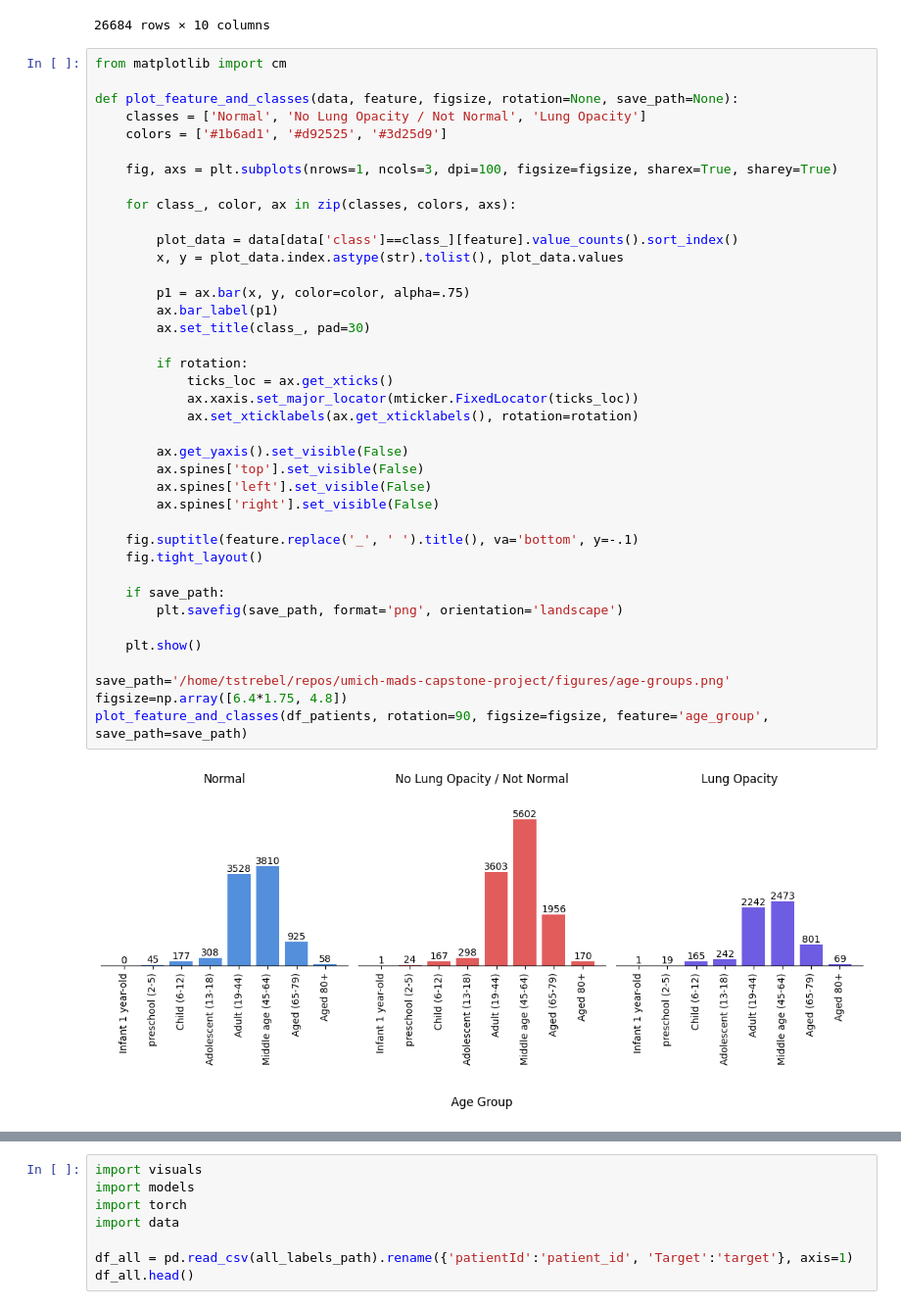
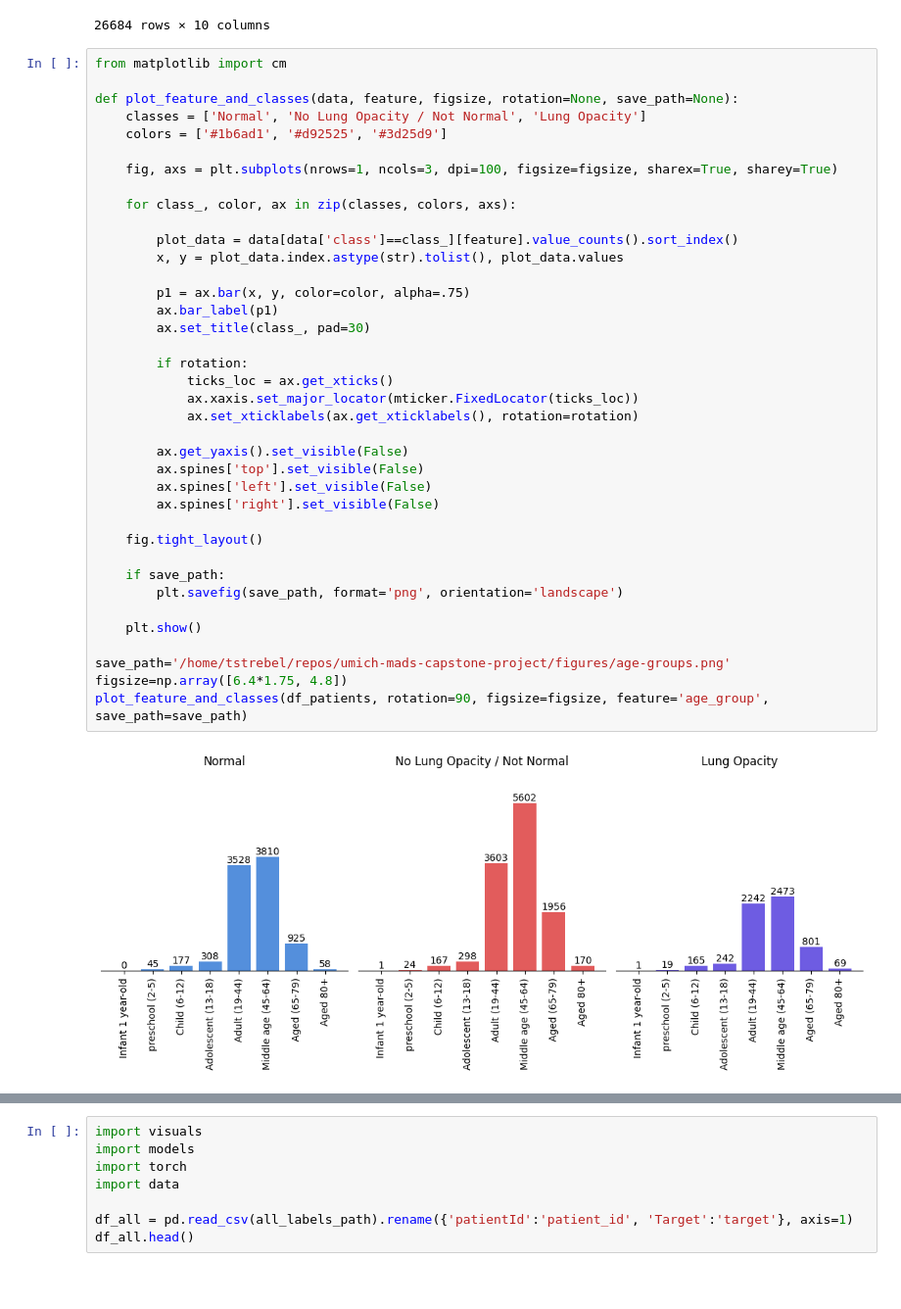
Before and after one commit to Tstrebe2/umich-mads-capstone-project, a Jupyter notebook: tstrebe2/rnsa/eda-notebook.ipynb, the cells around one changed output, grey strips where cells are left out. Shown at 98% size. Cells and saved outputs as stored; diff of their text form; blank space fills up the shorter version.

```diff
--- a/tstrebe2/rnsa/eda-notebook.ipynb
+++ b/tstrebe2/rnsa/eda-notebook.ipynb
@@ -90,35 +90,34 @@ def plot_feature_and_classes(data, feature, figsize, rotation=None, save_path=No
     for class_, color, ax in zip(classes, colors, axs):
 
         plot_data = data[data['class']==class_][feature].value_counts().sort_index()
         x, y = plot_data.index.astype(str).tolist(), plot_data.values
 
         p1 = ax.bar(x, y, color=color, alpha=.75)
         ax.bar_label(p1)
         ax.set_title(class_, pad=30)
 
         if rotation:
             ticks_loc = ax.get_xticks()
             ax.xaxis.set_major_locator(mticker.FixedLocator(ticks_loc))
             ax.set_xticklabels(ax.get_xticklabels(), rotation=rotation)
 
         ax.get_yaxis().set_visible(False)
         ax.spines['top'].set_visible(False)
         ax.spines['left'].set_visible(False)
         ax.spines['right'].set_visible(False)
 
-    fig.suptitle(feature.replace('_', ' ').title(), va='bottom', y=-.1)
     fig.tight_layout()
 
     if save_path:
         plt.savefig(save_path, format='png', orientation='landscape')
 
     plt.show()
 
 save_path='/home/tstrebel/repos/umich-mads-capstone-project/figures/age-groups.png'
 figsize=np.array([6.4*1.75, 4.8])
 plot_feature_and_classes(df_patients, rotation=90, figsize=figsize, feature='age_group', save_path=save_path)
 # %% [output]
-[figure, old version]
+[figure, new version]
 # %%
 save_path='/home/tstrebel/repos/umich-mads-capstone-project/figures/patient-sex.png'
 figsize=np.array([6.4, 4.8*.6])
```
Also changed, not shown: parts of 13 cells of this notebook, 3 other files.
